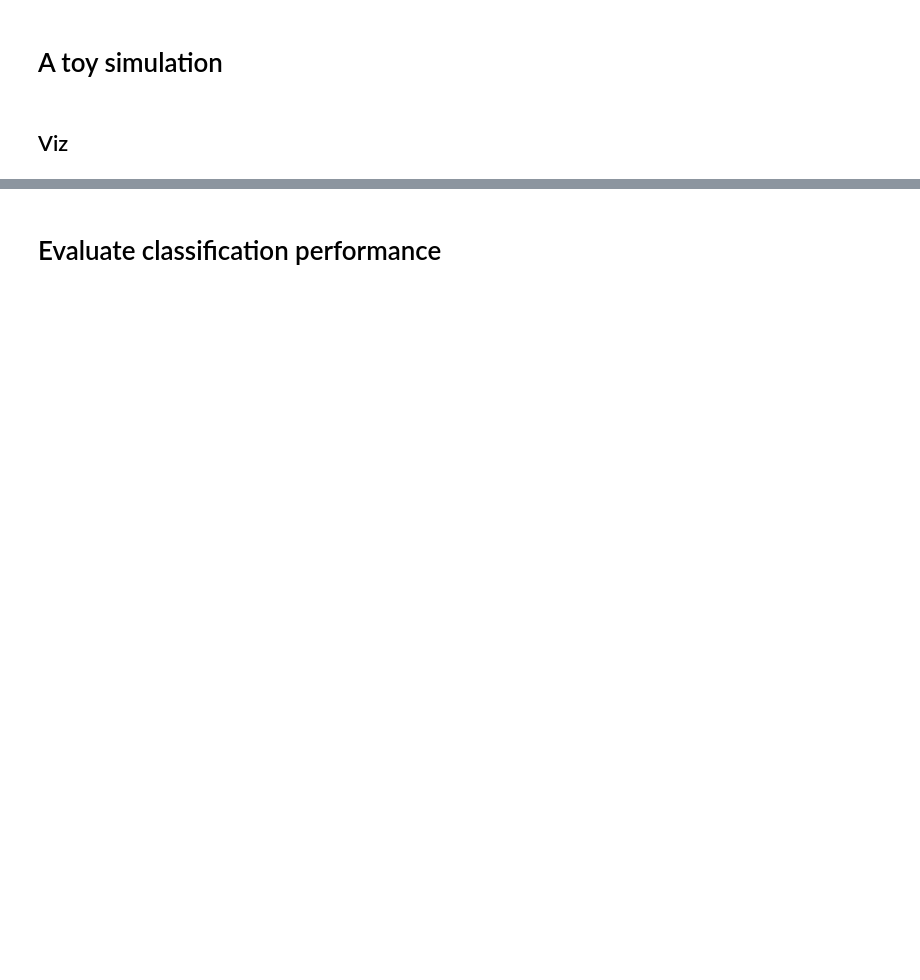
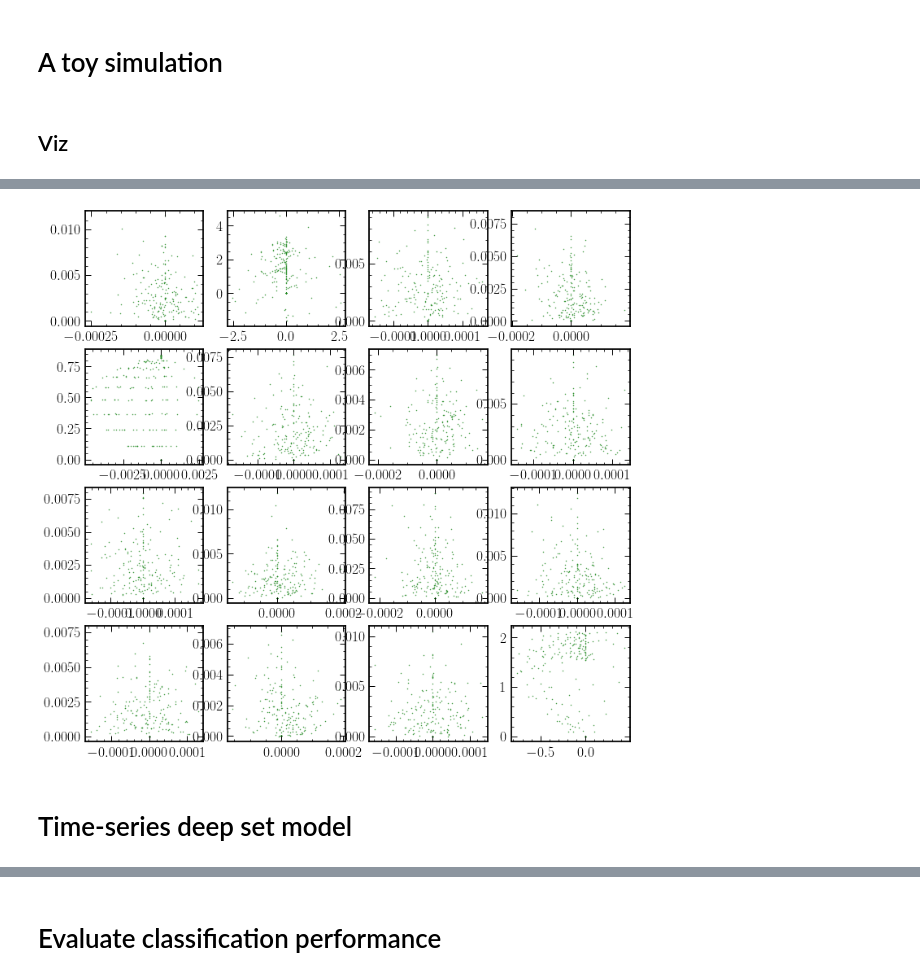
Before and after one commit to gridgway/Astrometric_TSeries_ML, a Jupyter notebook: notebooks/deep_set_lstm.ipynb, the cells around one changed output, grey strips where cells are left out. Saved outputs shown, nothing was run; the diff lists cells and outputs as text; code cells hidden in the pictures; blank space fills up the shorter version.

```diff
--- a/notebooks/deep_set_lstm.ipynb
+++ b/notebooks/deep_set_lstm.ipynb
@@ -301,11 +308,12 @@ from einops import rearrange
 # %%
 x = torch.Tensor(x)
 y = torch.Tensor(y)
+# %%
+# Normalize and rotate data
+
+x = x - x[:, :, 0, :].unsqueeze(-2)  # Set first position to zero
 # %%
-# Normalize and rotate data
-
-x -= x[:, :, 0, :].unsqueeze(-2)  # Set first position to zero
-theta = torch.atan(x[:, :, -1, 1] / x[:, :, -1, 0]).numpy()  # Get rotation angle
+theta = torch.atan2(x[:, :, -1, 0], x[:, :, -1, 1]).numpy()  # Get rotation angle
 rot = np.array([[np.cos(theta), -np.sin(theta)], [np.sin(theta), np.cos(theta)]])  # Get rotation matrix
 rot = torch.Tensor(rearrange(rot, 'i j k l  -> k l i j'))
-x = torch.matmul(x, rot)  # Rotate (CHECK)
+rot = torch.repeat_interleave(rot.unsqueeze(-3), 10, -3)
@@ -312,3 +326,20 @@ x = torch.matmul(x, rot)  # Rotate (CHECK)
+# %%
+from matplotlib.gridspec import GridSpec
+
+fig = plt.figure(figsize=(12, 12))
+
+gs = GridSpec(4, 4)
+
+for i in tqdm(range(16)):
+
+    ax = fig.add_subplot(gs[i])
+
+    for x_i in x[i]:
+        ax.scatter(x_i.T[0], x_i.T[1], color='forestgreen', s=0.2)
+# %% [output]
+[figure, added]
+# %% [markdown]
+# Time-series deep set model
 # %%
 def build_mlp(input_dim, hidden_dim, output_dim, layers):
     """Create an MLP from the configurations
```
Also changed, not shown: parts of 38 cells of this notebook, 1 other file.
